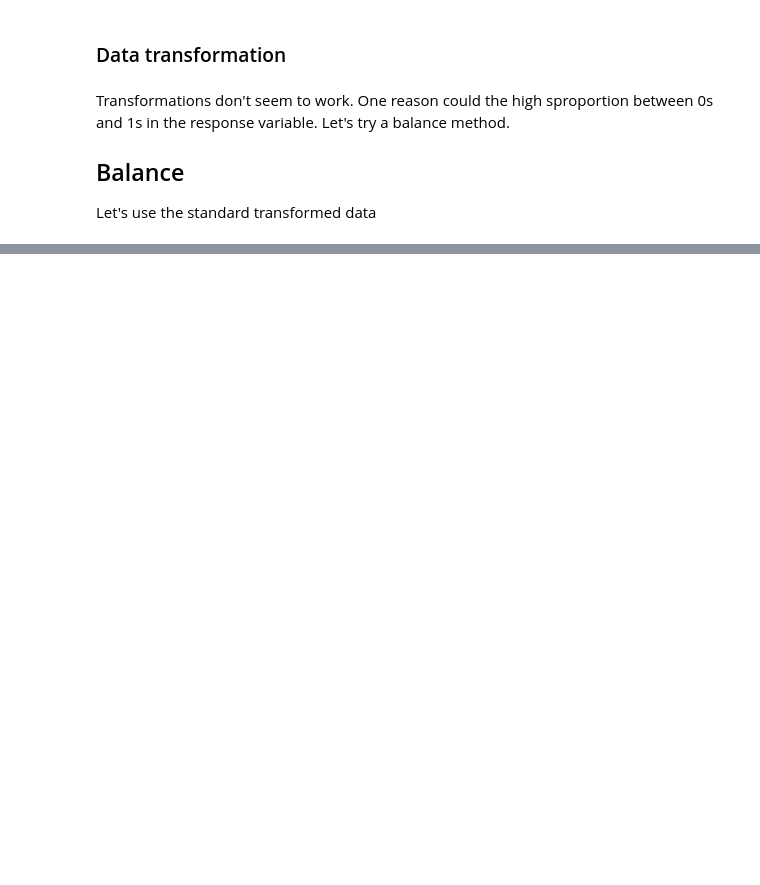
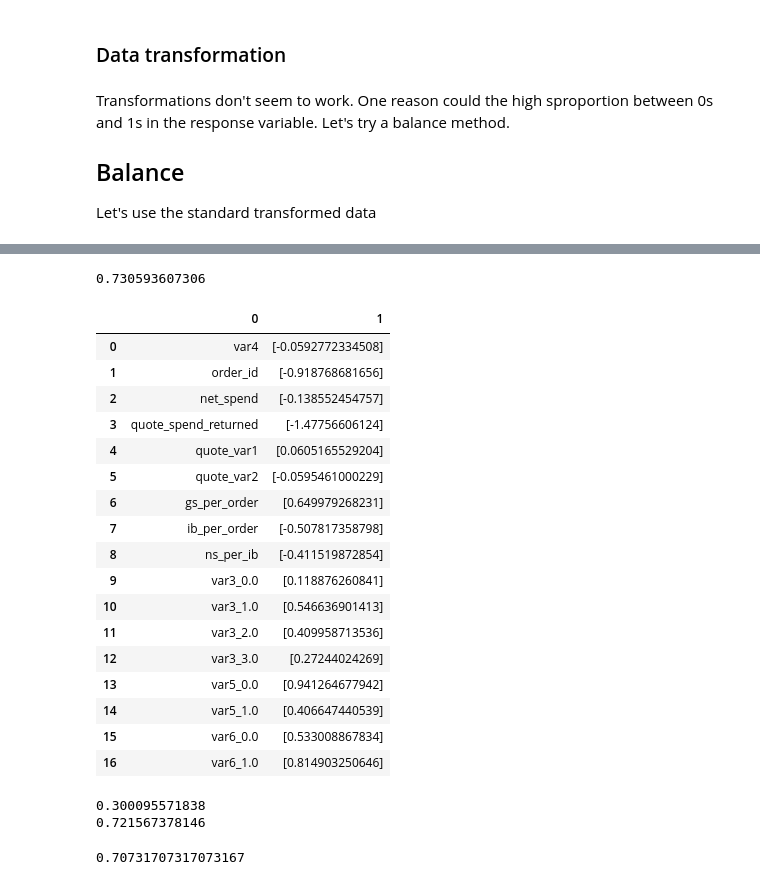
Before and after one commit to lynkx21/Ynap, a Jupyter notebook: Ynap02_models_on_tot.ipynb, the cells around one changed output, grey strips where cells are left out. Saved outputs shown, nothing was run; the diff lists cells and outputs as text; code cells hidden in the pictures; blank space fills up the shorter version.

```diff
--- a/Ynap02_models_on_tot.ipynb
+++ b/Ynap02_models_on_tot.ipynb
@@ -257,8 +286,9 @@ print(y_train_.shape)
 df_ = y_train_.join(X_train_)
 y_corr = df_.drop('customer_id', axis=1).corr().loc['lapsed_next_period']
 # %%
-model_cols = list(y_corr[y_corr.apply(lambda x: abs(x) > 0.2)].index.values)
-model_cols.remove('lapsed_next_period')
+# model_cols = list(y_corr[y_corr.apply(lambda x: abs(x) > 0.15)].index.values)
+model_cols = list(X_train_.columns.values)
+# model_cols.remove('lapsed_next_period')
 # %%
 model_cols
 # %% [output]
@@ -415,5 +312,0 @@ TypeError: 'NoneType' object is not iterable
-# %%
-gb = GridSearchCV(GradientBoostingClassifier(), gb_params_gs, cv=5)
-svc = GridSearchCV(SVC(), svc_params_gs, cv=5)
-classifier_runner(gb, X_train_, y_train_['lapsed_next_period'], X_test, y_test['lapsed_next_period'])
-classifier_runner(svc, X_train_, y_train_['lapsed_next_period'], X_test, y_test['lapsed_next_period'])
@@ -482,0 +343,2 @@ rf.
+# %%
+model_cols.remove('product_type_id')
@@ -482,0 +367,58 @@ rf.
+# %%
+# REPEAT Logistic Regression for feature selection
+log_test = LogisticRegression()
+log_test = log_test.fit(X_train_[model_cols], y_train_['lapsed_next_period'])
+score_log = log_test.score(X_train_[model_cols], y_train_['lapsed_next_period'])
+print(score_log)
+# %% [output]
+0.730593607306
+# %%
+pd.DataFrame(list(zip(X_train_[model_cols].columns, np.transpose(log_test.coef_))))
+# %% [output]
+|  | 0 | 1 |
+| 0 | var4 | [-0.0592772334508] |
+| 1 | order_id | [-0.918768681656] |
+| 2 | net_spend | [-0.138552454757] |
+| 3 | quote_spend_returned | [-1.47756606124] |
+| 4 | quote_var1 | [0.0605165529204] |
+| 5 | quote_var2 | [-0.0595461000229] |
+| 6 | gs_per_order | [0.649979268231] |
+| 7 | ib_per_order | [-0.507817358798] |
+| 8 | ns_per_ib | [-0.411519872854] |
+| 9 | var3_0.0 | [0.118876260841] |
+| 10 | var3_1.0 | [0.546636901413] |
+| 11 | var3_2.0 | [0.409958713536] |
+| 12 | var3_3.0 | [0.27244024269] |
+| 13 | var5_0.0 | [0.941264677942] |
+| 14 | var5_1.0 | [0.406647440539] |
+| 15 | var6_0.0 | [0.533008867834] |
+| 16 | var6_1.0 | [0.814903250646] |
+# %%
+# Random Forest example
+rf_params = {
+    'n_jobs': -1,
+    'n_estimators': 200,
+     'warm_start': True,
+     #'max_features': 0.2,
+    'max_depth': 4,
+    'min_samples_leaf': 4,
+    'max_features' : 'sqrt',
+    'verbose': 0
+}
+
+rf = RandomForestClassifier(**rf_params)
+rf.fit(X_train_[model_cols], y_train_['lapsed_next_period'])
+
+rf_pred = rf.predict(X_test[model_cols])
+
+print(rf_pred.sum()/len(rf_pred))
+
+print(accuracy_score(y_test['lapsed_next_period'], rf_pred))
+# %% [output]
+0.300095571838
+0.721567378146
+# %%
+cf = confusion_matrix(y_test['lapsed_next_period'], rf_pred)
+cf[1,1]/cf[1,:].sum()
+# %% [output]
+0.70731707317073167
```
Also changed, not shown: parts of 66 cells of this notebook, 2 other files.
